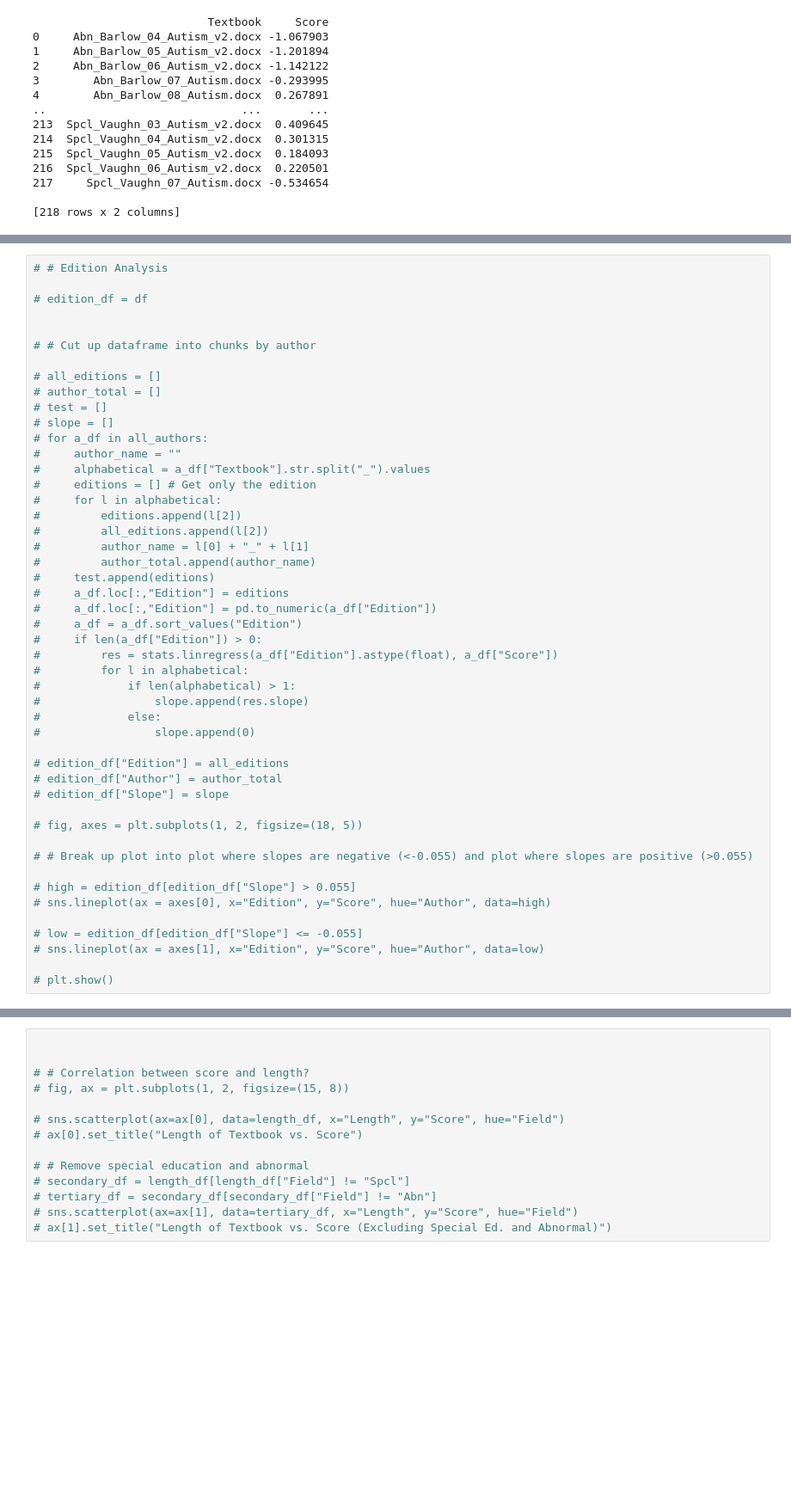
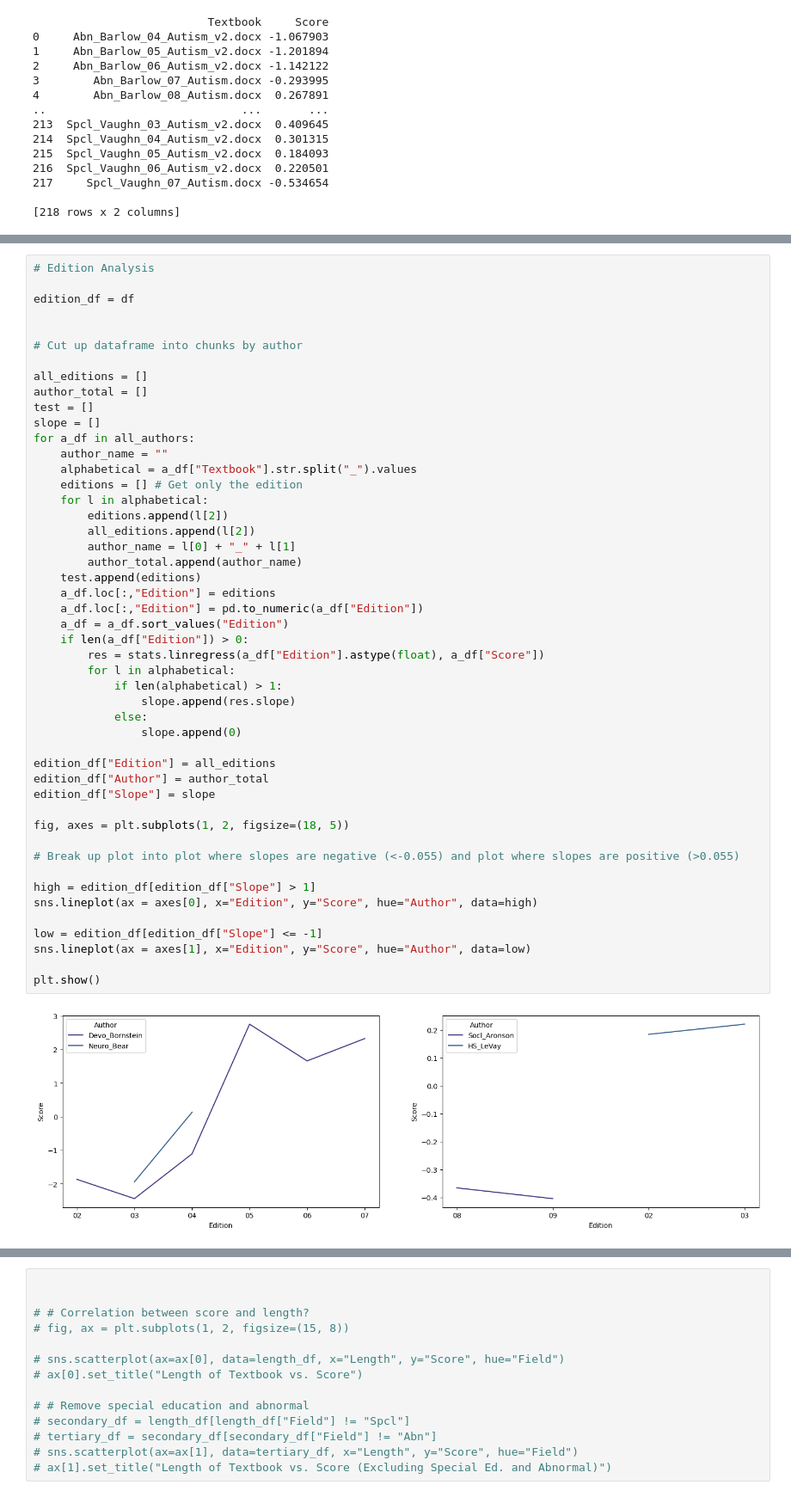
Before and after one commit to maksiaev/GitHub_DMP, a Jupyter notebook: Results/Results_Analysis_Autism_ChatGPT.ipynb, the cells around one changed output, grey strips where cells are left out. Shown at 86% size. Saved outputs shown, nothing was run; the diff lists cells and outputs as text; blank space fills up the shorter version.

```diff
--- a/Results/Results_Analysis_Autism_ChatGPT.ipynb
+++ b/Results/Results_Analysis_Autism_ChatGPT.ipynb
@@ -176,53 +177,55 @@ for counter in range(4):
 # %% [output]
 [figure]
 # %%
-# # Edition Analysis
+# Edition Analysis
 
-# edition_df = df
+edition_df = df
 
 
-# # Cut up dataframe into chunks by author
+# Cut up dataframe into chunks by author
 
-# all_editions = []
-# author_total = []
-# test = []
-# slope = []
-# for a_df in all_authors:
-#     author_name = ""
-#     alphabetical = a_df["Textbook"].str.split("_").values
-#     editions = [] # Get only the edition
-#     for l in alphabetical:
-#         editions.append(l[2])
-#         all_editions.append(l[2])
-#         author_name = l[0] + "_" + l[1]
-#         author_total.append(author_name)
-#     test.append(editions)
-#     a_df.loc[:,"Edition"] = editions
-#     a_df.loc[:,"Edition"] = pd.to_numeric(a_df["Edition"])
-#     a_df = a_df.sort_values("Edition")
-#     if len(a_df["Edition"]) > 0:
-#         res = stats.linregress(a_df["Edition"].astype(float), a_df["Score"])
-#         for l in alphabetical:
-#             if len(alphabetical) > 1:
-#                 slope.append(res.slope)
-#             else:
-#                 slope.append(0)
+all_editions = []
+author_total = []
+test = []
+slope = []
+for a_df in all_authors:
+    author_name = ""
+    alphabetical = a_df["Textbook"].str.split("_").values
+    editions = [] # Get only the edition
+    for l in alphabetical:
+        editions.append(l[2])
+        all_editions.append(l[2])
+        author_name = l[0] + "_" + l[1]
+        author_total.append(author_name)
+    test.append(editions)
+    a_df.loc[:,"Edition"] = editions
+    a_df.loc[:,"Edition"] = pd.to_numeric(a_df["Edition"])
+    a_df = a_df.sort_values("Edition")
+    if len(a_df["Edition"]) > 0:
+        res = stats.linregress(a_df["Edition"].astype(float), a_df["Score"])
+        for l in alphabetical:
+            if len(alphabetical) > 1:
+                slope.append(res.slope)
+            else:
+                slope.append(0)
 
-# edition_df["Edition"] = all_editions
-# edition_df["Author"] = author_total
-# edition_df["Slope"] = slope
+edition_df["Edition"] = all_editions
+edition_df["Author"] = author_total
+edition_df["Slope"] = slope
 
-# fig, axes = plt.subplots(1, 2, figsize=(18, 5))
+fig, axes = plt.subplots(1, 2, figsize=(18, 5))
 
-# # Break up plot into plot where slopes are negative (<-0.055) and plot where slopes are positive (>0.055)
+# Break up plot into plot where slopes are negative (<-0.055) and plot where slopes are positive (>0.055)
 
-# high = edition_df[edition_df["Slope"] > 0.055]
-# sns.lineplot(ax = axes[0], x="Edition", y="Score", hue="Author", data=high)
+high = edition_df[edition_df["Slope"] > 1]
+sns.lineplot(ax = axes[0], x="Edition", y="Score", hue="Author", data=high)
 
-# low = edition_df[edition_df["Slope"] <= -0.055]
-# sns.lineplot(ax = axes[1], x="Edition", y="Score", hue="Author", data=low)
+low = edition_df[edition_df["Slope"] <= -1]
+sns.lineplot(ax = axes[1], x="Edition", y="Score", hue="Author", data=low)
 
-# plt.show()
+plt.show()
+# %% [output]
+[figure, added]
 # %%
 # Year Analysis
 
```
Also changed, not shown: parts of 7 cells of this notebook, 33 other files.
